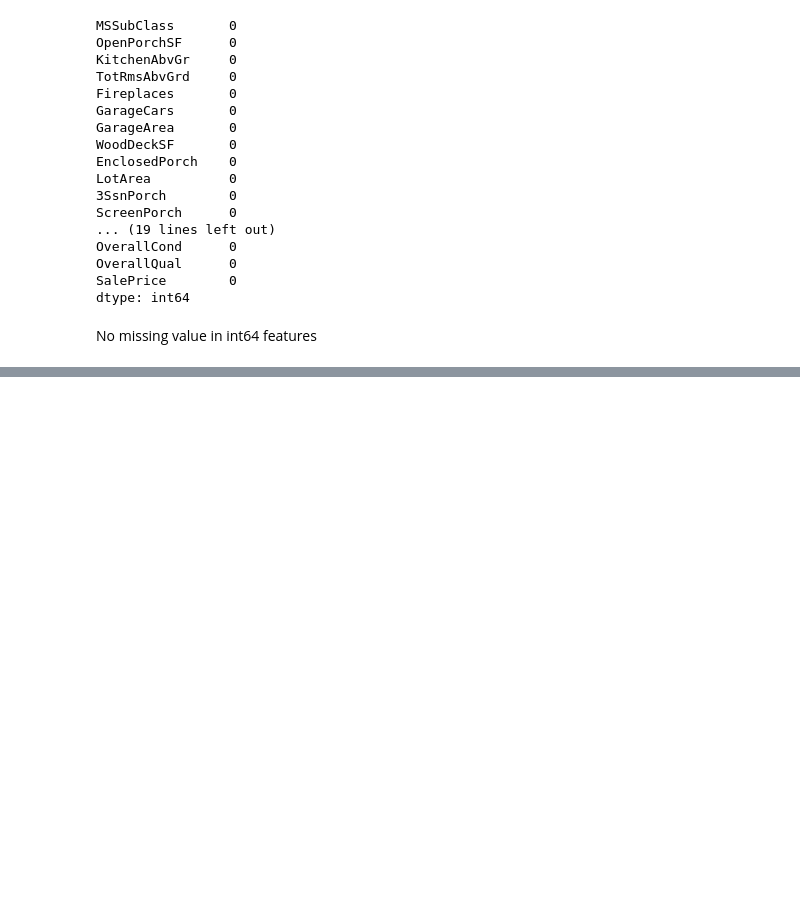
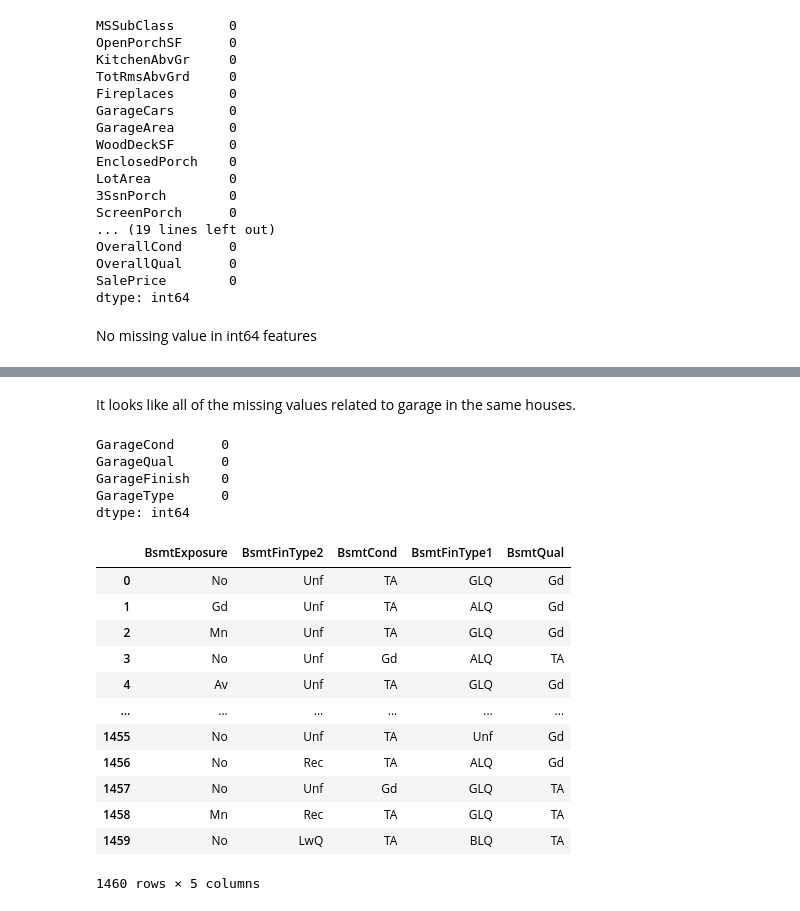
Before and after one commit to alexbui96/springboard, a Jupyter notebook: house_pricing_project/data_cleaning.ipynb, the cells around one changed output, grey strips where cells are left out. Drawn from its saved outputs; the diff is of its cells as text; code cells hidden in the pictures; blank space fills up the shorter version.

```diff
--- a/house_pricing_project/data_cleaning.ipynb
+++ b/house_pricing_project/data_cleaning.ipynb
@@ -161,0 +201,4 @@ house_data.select_dtypes(include= 'object')
+# %%
+# replace missing value for MasVnrType
+cat_df['MasVnrType'].fillna(cat_df['MasVnrType'].value_counts().index[0], inplace = True)
+cat_df['MasVnrType'].isnull().sum()
@@ -161,0 +227,35 @@ house_data.select_dtypes(include= 'object')
+# %% [markdown]
+It looks like all of the missing values related to garage in the same houses.
+# %%
+garage_col = ['GarageCond', 'GarageQual', 'GarageFinish', 'GarageType']
+# %%
+cat_df[garage_col] = SimpleImputer(
+    strategy= 'most_frequent').fit_transform(cat_df[garage_col])
+# %%
+cat_df[garage_col].isnull().sum()
+# %% [output]
+GarageCond      0
+GarageQual      0
+GarageFinish    0
+GarageType      0
+dtype: int64
+# %%
+bsmt_col = ['BsmtExposure', 'BsmtFinType2', 'BsmtCond',
+                   'BsmtFinType1', 'BsmtQual']
+# %%
+missing_cat_df = cat_df[bsmt_col]
+missing_cat_df
+# %% [output]
+|  | BsmtExposure | BsmtFinType2 | BsmtCond | BsmtFinType1 | BsmtQual |
+| 0 | No | Unf | TA | GLQ | Gd |
+| 1 | Gd | Unf | TA | ALQ | Gd |
+| 2 | Mn | Unf | TA | GLQ | Gd |
+| 3 | No | Unf | Gd | ALQ | TA |
+| 4 | Av | Unf | TA | GLQ | Gd |
+| ... | ... | ... | ... | ... | ... |
+| 1455 | No | Unf | TA | Unf | Gd |
+| 1456 | No | Rec | TA | ALQ | Gd |
+| 1457 | No | Unf | Gd | GLQ | TA |
+| 1458 | Mn | Rec | TA | GLQ | TA |
+| 1459 | No | LwQ | TA | BLQ | TA |
+1460 rows × 5 columns
```
Also changed, not shown: parts of 15 cells of this notebook.
